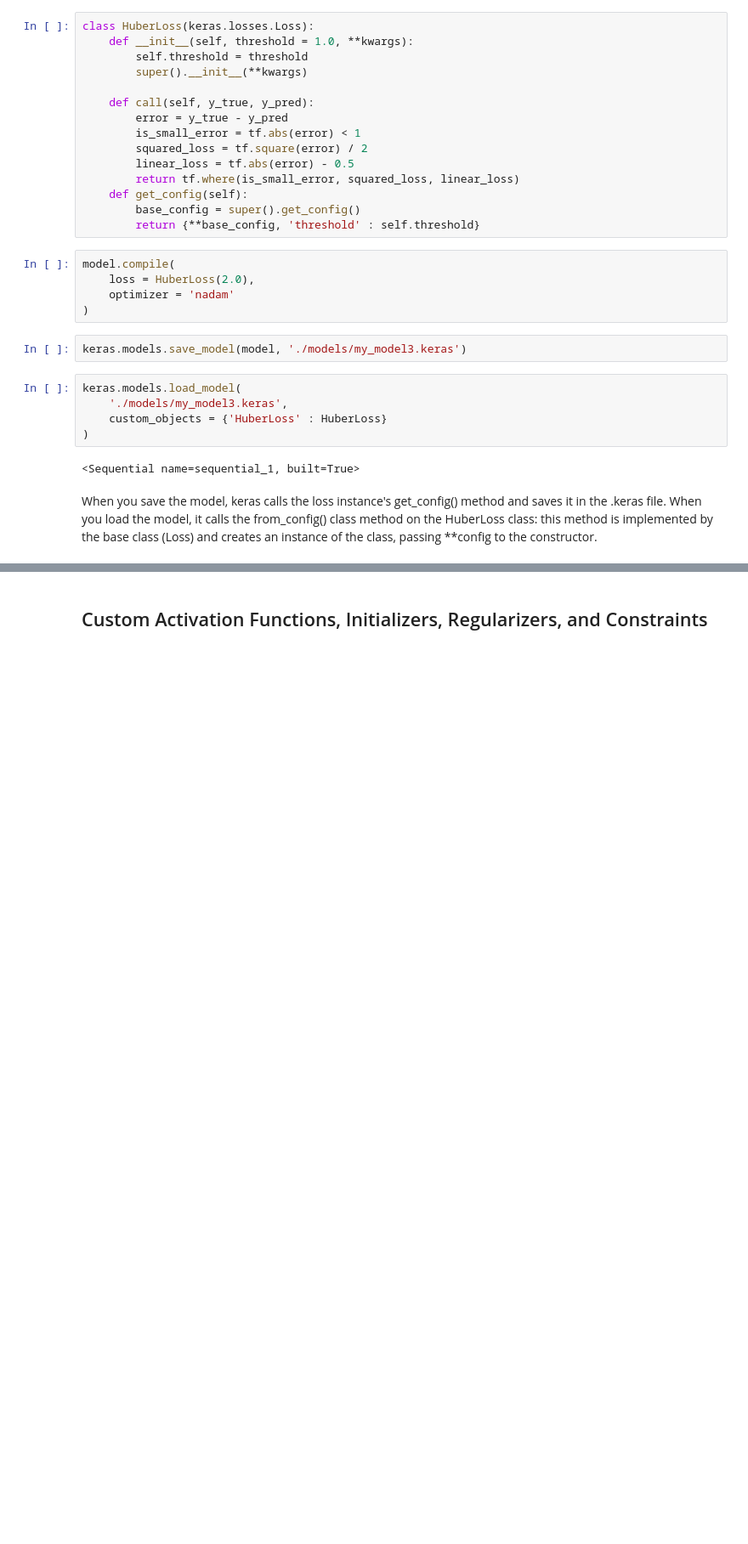
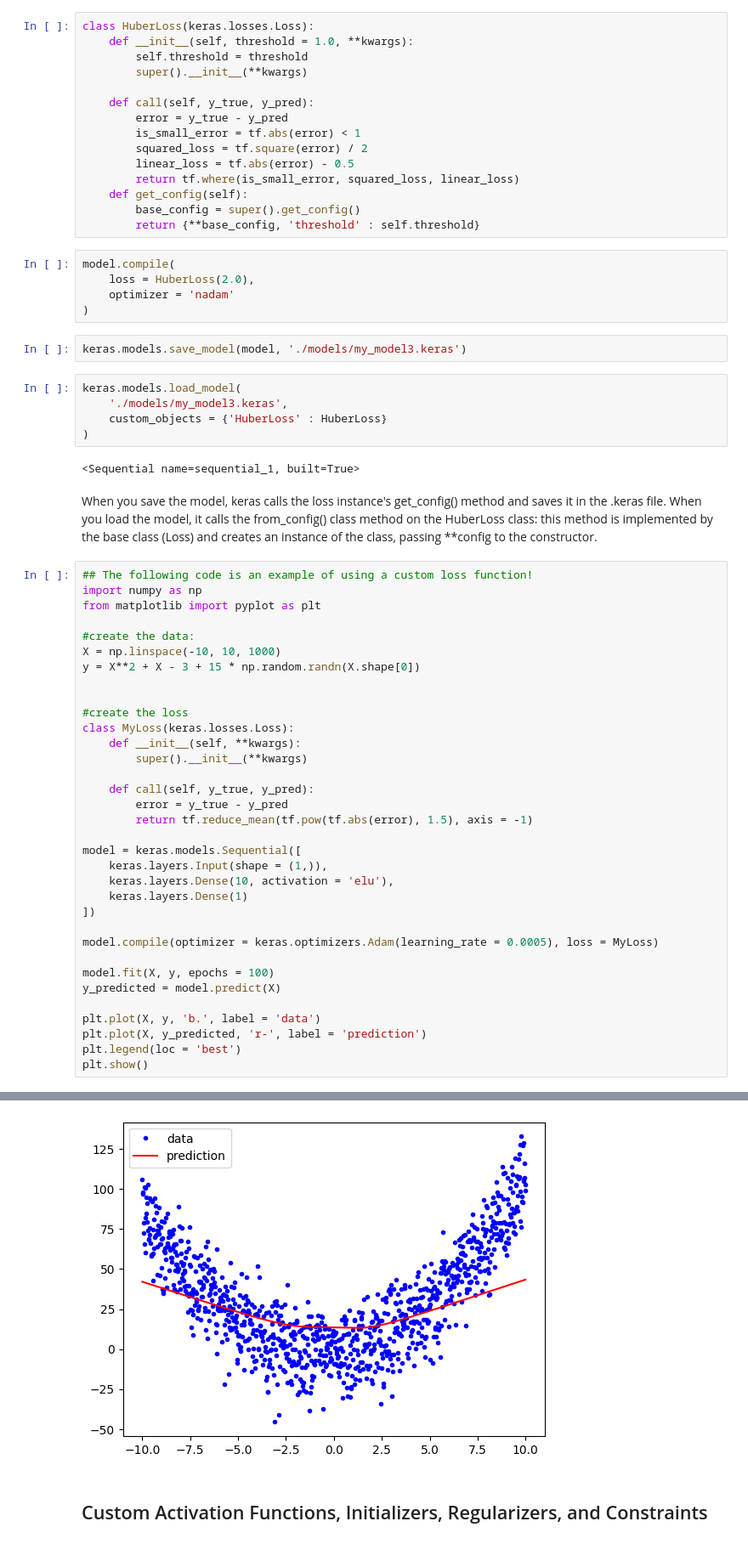
Before and after one commit to Thoalfeqar-gata/Hands-on-machine-learing-, a Jupyter notebook: Custom Models and Training with Tensorflow/main.ipynb, the cells around one changed output, grey strips where cells are left out. Shown at 85% size. Saved outputs shown, nothing was run; the diff lists cells and outputs as text; blank space fills up the shorter version.

Commit message:
Finished custom layers

```diff
--- a/Custom Models and Training with Tensorflow/main.ipynb
+++ b/Custom Models and Training with Tensorflow/main.ipynb
@@ -239,3 +239,38 @@ keras.models.load_model(
 <Sequential name=sequential_1, built=True>
 # %% [markdown]
 When you save the model, keras calls the loss instance's get_config() method and saves it in the .keras file. When you load the model, it calls the from_config() class method on the HuberLoss class: this method is implemented by the base class (Loss) and creates an instance of the class, passing **config to the constructor.
+# %%
+## The following code is an example of using a custom loss function!
+import numpy as np
+from matplotlib import pyplot as plt
+
+#create the data:
+X = np.linspace(-10, 10, 1000)
+y = X**2 + X - 3 + 15 * np.random.randn(X.shape[0])
+
+
+#create the loss
+class MyLoss(keras.losses.Loss):
+    def __init__(self, **kwargs):
+        super().__init__(**kwargs)
+
+    def call(self, y_true, y_pred):
+        error = y_true - y_pred
+        return tf.reduce_mean(tf.pow(tf.abs(error), 1.5), axis = -1)
+
+model = keras.models.Sequential([
+    keras.layers.Input(shape = (1,)),
+    keras.layers.Dense(10, activation = 'elu'),
+    keras.layers.Dense(1)
+])
+
+model.compile(optimizer = keras.optimizers.Adam(learning_rate = 0.0005), loss = MyLoss)
+
+model.fit(X, y, epochs = 100)
+y_predicted = model.predict(X)
+
+plt.plot(X, y, 'b.', label = 'data')
+plt.plot(X, y_predicted, 'r-', label = 'prediction')
+plt.legend(loc = 'best')
+plt.show()
+# %% [output]
@@ -242,2 +294,3 @@ When you save the model, keras calls the loss instance's get_config() method and
+[figure, added]
 # %% [markdown]
 ## Custom Activation Functions, Initializers, Regularizers, and Constraints
```
Also changed, not shown: parts of 30 cells of this notebook.
